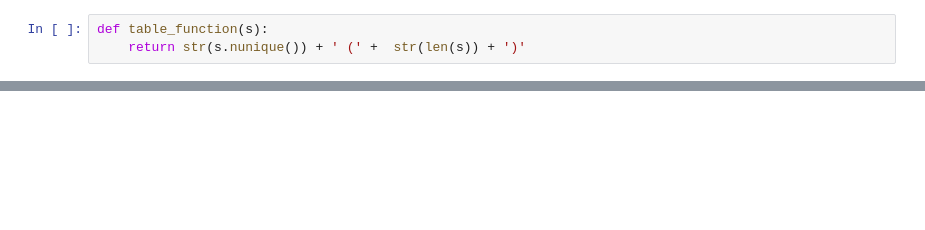
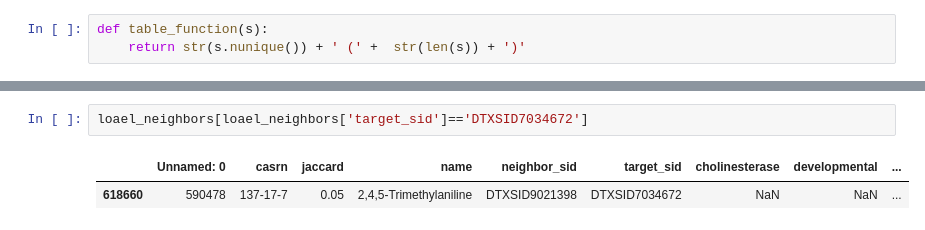
Before and after one commit to georgehelman/genra, a Jupyter notebook: notebooks/rax/toxref/toxref-manuscript.ipynb, the cells around one changed output, grey strips where cells are left out. Drawn from its saved outputs; the diff is of its cells as text; blank space fills up the shorter version.

```diff
--- a/notebooks/rax/toxref/toxref-manuscript.ipynb
+++ b/notebooks/rax/toxref/toxref-manuscript.ipynb
@@ -468,0 +445,5 @@ study_category_tally.to_csv(DAT_DIR+'study_category_tally.csv')
+# %%
+loael_neighbors[loael_neighbors['target_sid']=='DTXSID7034672']
+# %% [output]
+|  | Unnamed: 0 | casrn | jaccard | name | neighbor_sid | target_sid | cholinesterase | developmental | ... |
+| 618660 | 590478 | 137-17-7 | 0.05 | 2,4,5-Trimethylaniline | DTXSID9021398 | DTXSID7034672 | NaN | NaN | ... |
```
Also changed, not shown: parts of 21 cells of this notebook, 3 other files.
